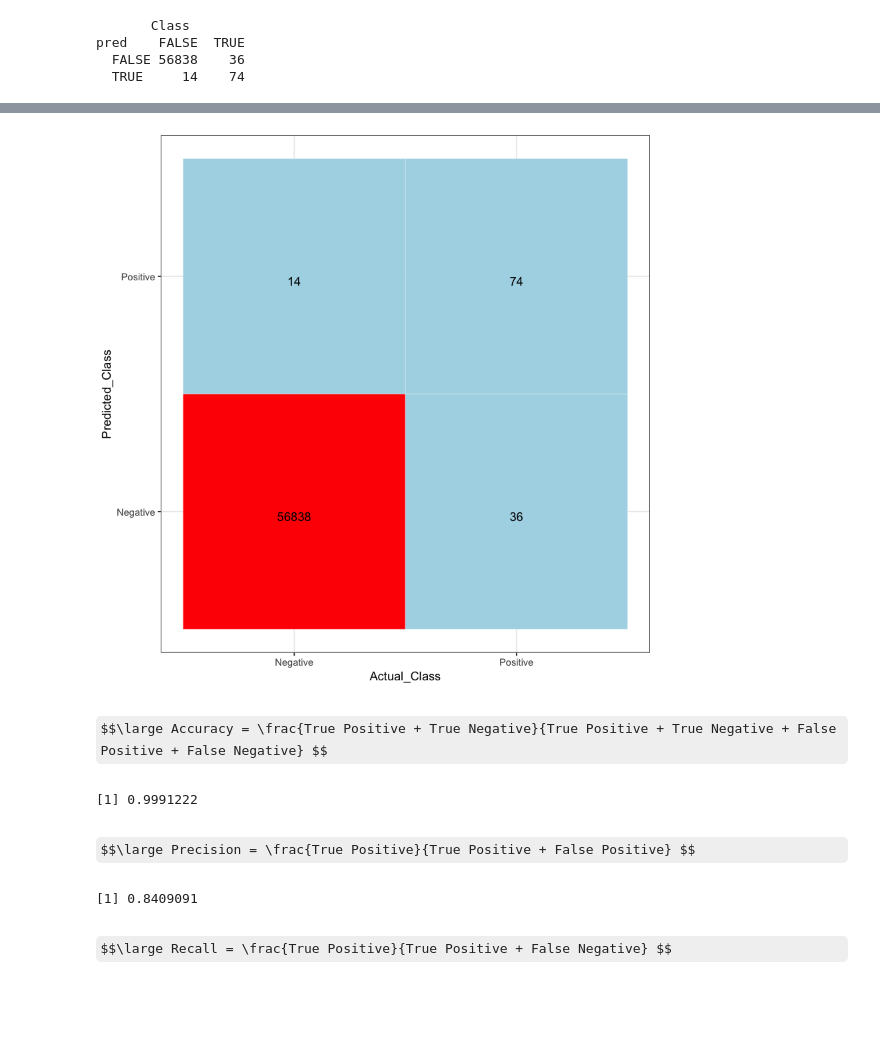
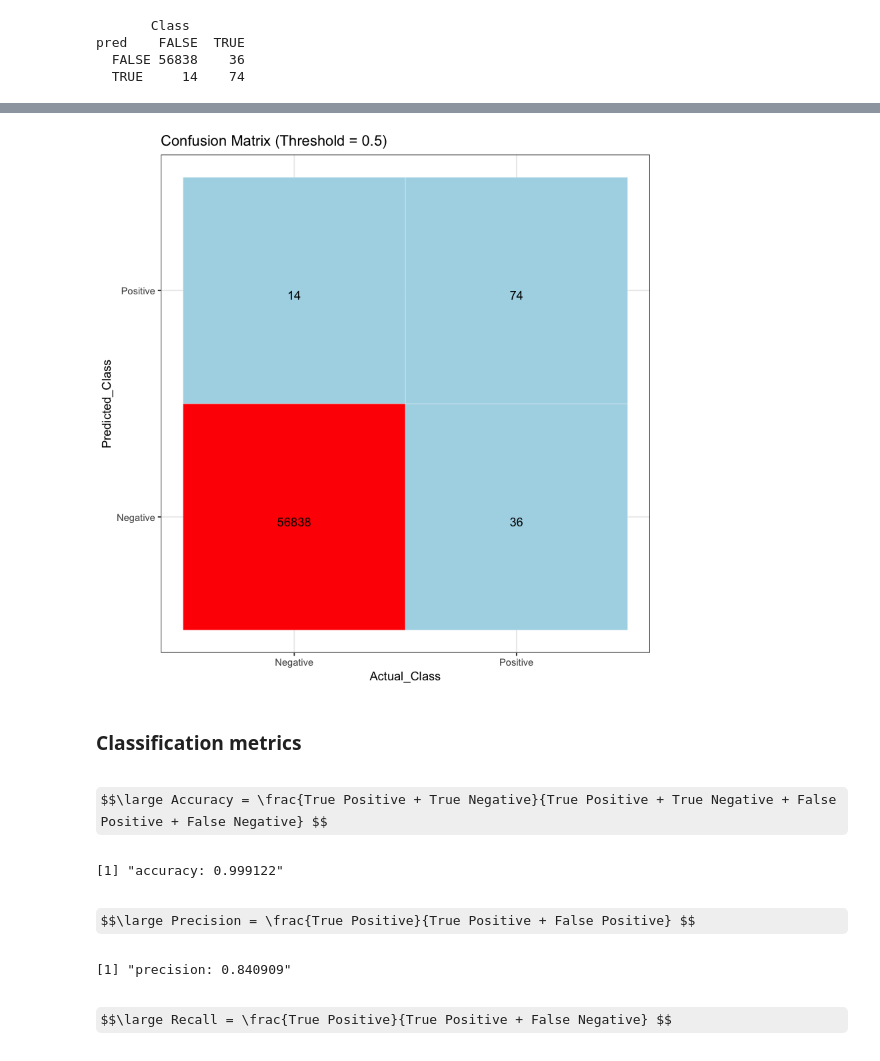
Before and after one commit to Data-Analytics-for-Cybersecurity/credit_card_fraud_detection, a Jupyter notebook: credit_card_fraud_detection.ipynb, the cells around one changed output, grey strips where cells are left out. Drawn from its saved outputs; the diff is of its cells as text; code cells hidden in the pictures; some formulas as TeX source; blank space fills up the shorter version.

Commit message:
added some graphs

```diff
--- a/credit_card_fraud_detection.ipynb
+++ b/credit_card_fraud_detection.ipynb
@@ -222,33 +274,37 @@ pred    FALSE  TRUE
 # %%
+# Plot a visually appealing confusion matrix
 Actual_Class <- factor(c('Negative', 'Negative', 'Positive', 'Positive'))
 Predicted_Class <- factor(c('Negative', 'Positive', 'Negative', 'Positive'))
-Y      <- c(56838, 14, 36, 74)
+Y <- c(56838, 14, 36, 74)
 df <- data.frame(Actual_Class, Predicted_Class, Y)
 
 library(ggplot2)
 ggplot(data =  df, mapping = aes(x = Actual_Class, y = Predicted_Class)) +
   geom_tile(aes(fill = Y), colour = "white") +
   geom_text(aes(label = sprintf("%1.0f", Y)), vjust = 1) +
   scale_fill_gradient(low = "lightblue", high = "red") +
-  theme_bw() + theme(legend.position = "none")
+  theme_bw() + theme(legend.position = "none") +
+  labs(title="Confusion Matrix (Threshold = 0.5)")
 # %% [output]
-[figure, old version]
+[figure, new version]
+# %% [markdown]
+### Classification metrics
 # %% [markdown]
 $$\large Accuracy = \frac{True Positive + True Negative}{True Positive + True Negative + False Positive + False Negative} $$
 # %%
-accuracy <- (ctab.test[1,1] + ctab.test[2,2]) / (sum(ctab.test[,1])+sum(ctab.test[,2]))
-accuracy
+accuracy <- (conf_mat[1,1] + conf_mat[2,2]) / (sum(conf_mat[,1])+sum(conf_mat[,2]))
+sprintf('accuracy: %f', accuracy)
 # Another way of calculating the accuracy
-#mean((test_data$pred>0.02) == test_data$Class)
+# mean((test_data$pred>0.5) == test_data$Class)
 # %% [output]
-[1] 0.9991222
+[1] "accuracy: 0.999122"
 # %% [markdown]
 $$\large Precision = \frac{True Positive}{True Positive + False Positive} $$
 # %%
-precision <- ctab.test[2,2]/sum(ctab.test[2,])
-precision
+precision <- conf_mat[2,2]/sum(conf_mat[2,])
+sprintf('precision: %f', precision)
 # %% [output]
-[1] 0.8409091
+[1] "precision: 0.840909"
 # %% [markdown]
 $$\large Recall = \frac{True Positive}{True Positive + False Negative} $$
 # %%
```
Also changed, not shown: parts of 101 cells of this notebook.
